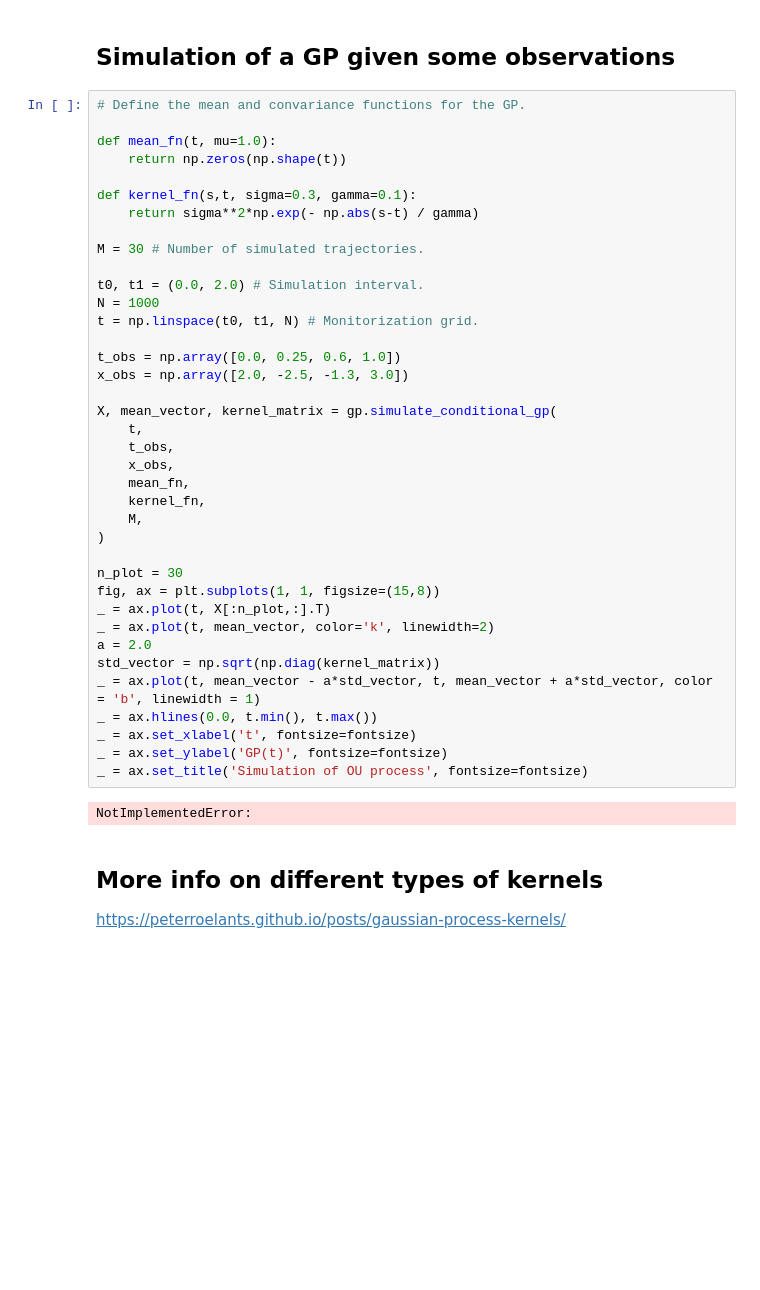
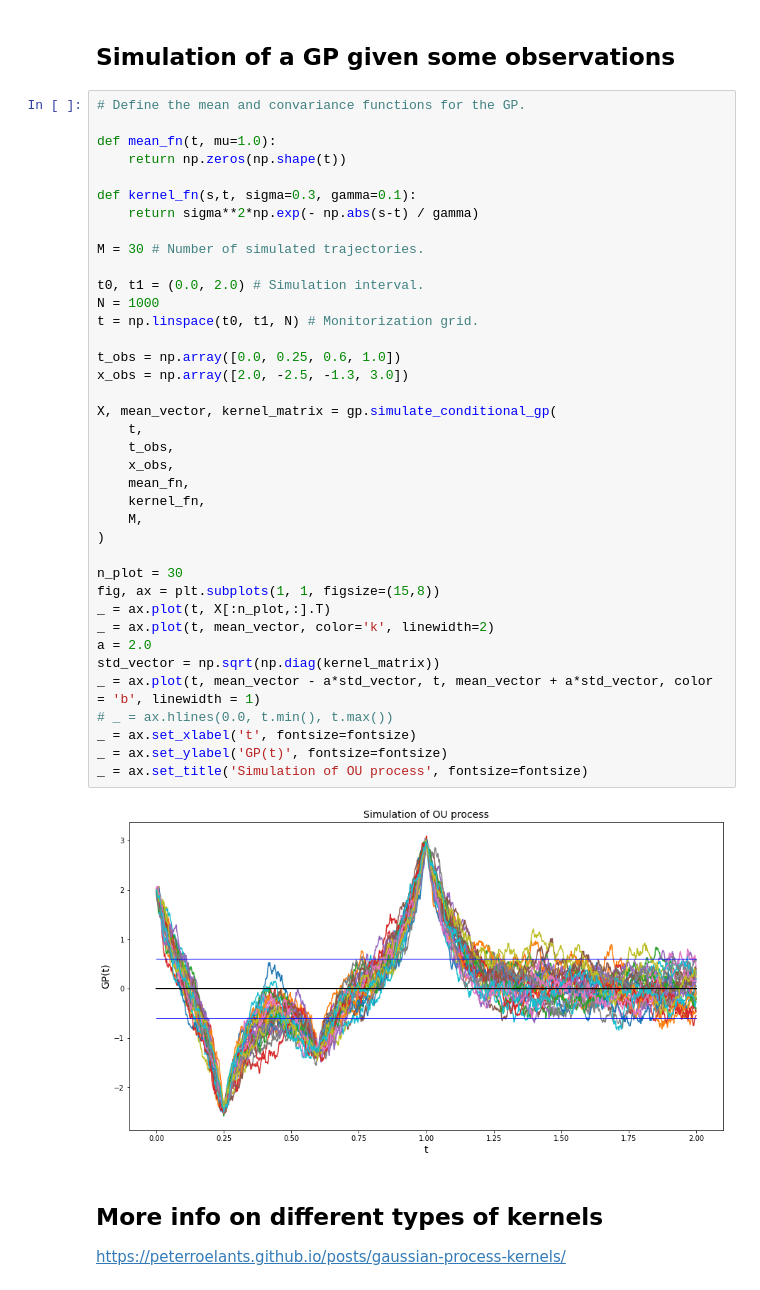
Before and after one commit to fjsaezm/mcd-mf, a Jupyter notebook: HW_01/demo_gaussian_processes.ipynb, the cells around one changed output. Drawn from its saved outputs; the diff is of its cells as text; blank space fills up the shorter version.

```diff
--- a/HW_01/demo_gaussian_processes.ipynb
+++ b/HW_01/demo_gaussian_processes.ipynb
@@ -212,35 +212,35 @@ def kernel_fn(s,t, sigma=0.3, gamma=0.1):
 
 M = 30 # Number of simulated trajectories.
 
 t0, t1 = (0.0, 2.0) # Simulation interval.
 N = 1000
 t = np.linspace(t0, t1, N) # Monitorization grid.
 
 t_obs = np.array([0.0, 0.25, 0.6, 1.0])
 x_obs = np.array([2.0, -2.5, -1.3, 3.0])
 
 X, mean_vector, kernel_matrix = gp.simulate_conditional_gp(
     t,
     t_obs,
     x_obs,
     mean_fn,
     kernel_fn,
     M,
 )
 
 n_plot = 30
 fig, ax = plt.subplots(1, 1, figsize=(15,8))
 _ = ax.plot(t, X[:n_plot,:].T)
 _ = ax.plot(t, mean_vector, color='k', linewidth=2)
 a = 2.0
 std_vector = np.sqrt(np.diag(kernel_matrix))
 _ = ax.plot(t, mean_vector - a*std_vector, t, mean_vector + a*std_vector, color = 'b', linewidth = 1)
-_ = ax.hlines(0.0, t.min(), t.max())
+# _ = ax.hlines(0.0, t.min(), t.max())
 _ = ax.set_xlabel('t', fontsize=fontsize)
 _ = ax.set_ylabel('GP(t)', fontsize=fontsize)
 _ = ax.set_title('Simulation of OU process', fontsize=fontsize)
 # %% [output]
-NotImplementedError:
+[figure, added]
 # %% [markdown]
 ## More info on different types of kernels
 
```
Also changed, not shown: parts of 8 cells of this notebook, 1 other file.
